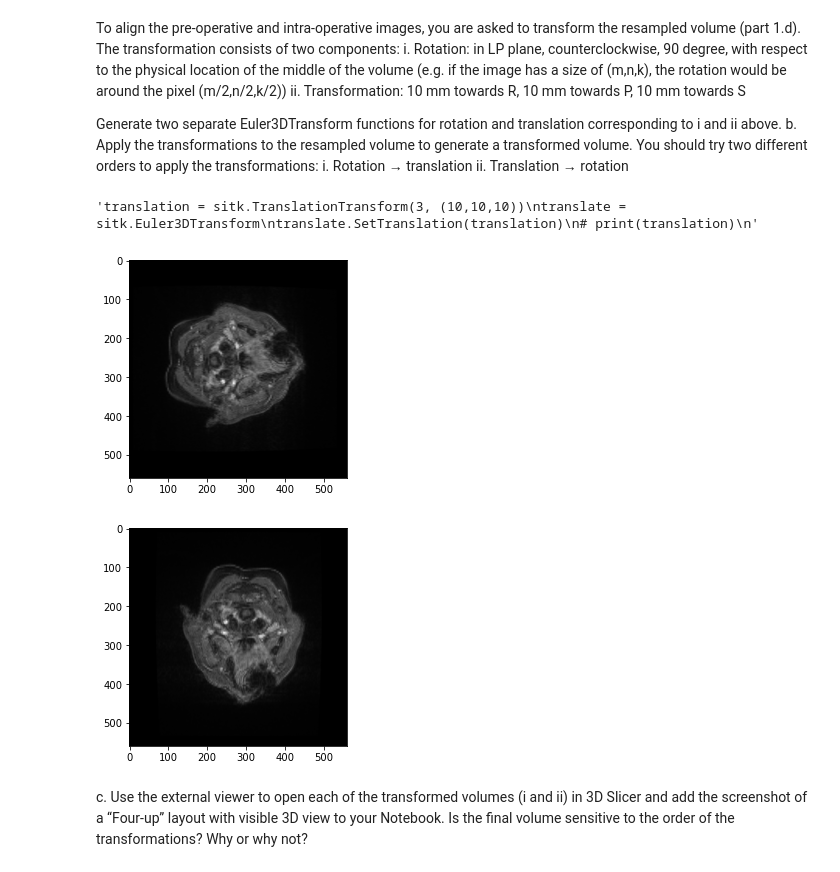
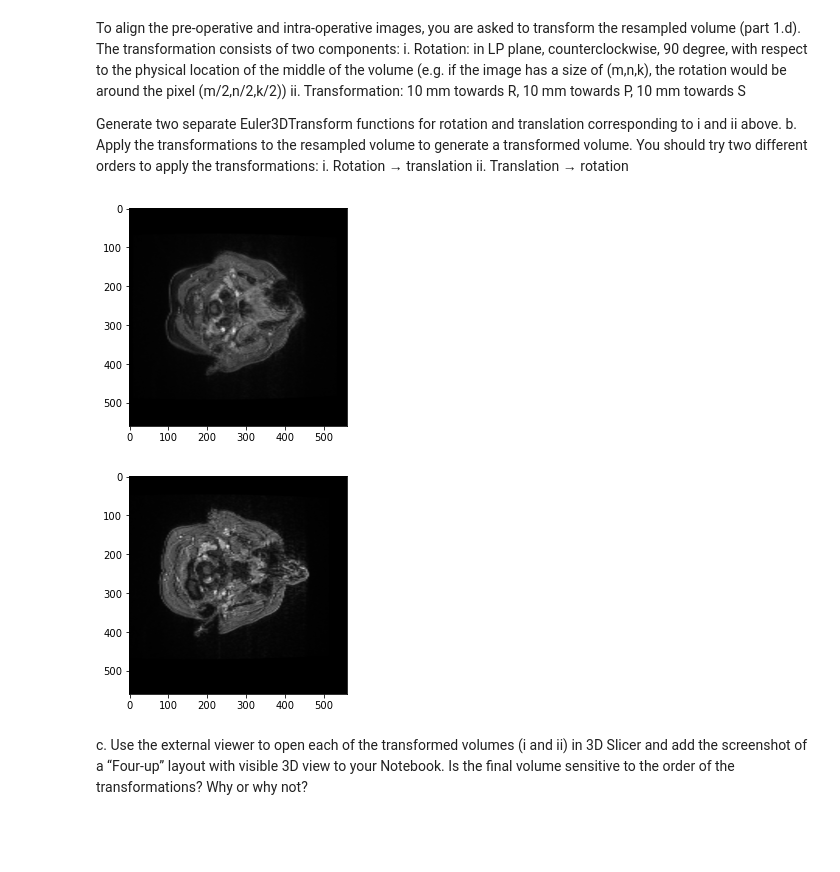
Before and after one commit to ThishanyaG/bmif4_assignment2, a Jupyter notebook: Assign_2_code.ipynb, the cells around one changed output. Saved outputs shown, nothing was run; the diff lists cells and outputs as text; code cells hidden in the pictures; blank space fills up the shorter version.

Commit message:
Added 1d translation (not done)

```diff
--- a/Assign_2_code.ipynb
+++ b/Assign_2_code.ipynb
@@ -112,32 +112,32 @@ b. Apply the transformations to the resampled volume to generate a transformed v
 i. Rotation → translation
 ii. Translation → rotation
 # %%
-# rotate_3d.SetCenter(cancer_mam.TransformContinuousIndexToPhysicalPoint((1313,1977,0)))
-
 rotate = sitk.Euler3DTransform()
 rotate.SetCenter(resampled_mri.TransformContinuousIndexToPhysicalPoint((resampled_mri.GetWidth()/2, resampled_mri.GetHeight()/2, resampled_mri.GetDepth()/2)))
 rotate.SetRotation(0,0,-np.pi/2)
 
-'''translation = sitk.TranslationTransform(3, (10,10,10))
-translate = sitk.Euler3DTransform
-translate.SetTranslation(translation)
+translation = sitk.TranslationTransform(3, [10,10,10])
+translate = sitk.Euler3DTransform()
+translate.SetTranslation(translation.GetOffset())
 # print(translation)
-'''
-# %% [output]
-'translation = sitk.TranslationTransform(3, (10,10,10))\ntranslate = sitk.Euler3DTransform\ntranslate.SetTranslation(translation)\n# print(translation)\n'
 # %%
 interpol = sitk.sitkLinear
 Rot_trans_mri = sitk.Resample(resampled_mri, rotate, interpol)
+Trans_mri = sitk.Resample(resampled_mri, translate, interpol)
 
 plt.imshow(mri_array_resamp[slice_num,:,:], cmap='gray')
 plt.show()
 
 mri_array_resamp_rot = sitk.GetArrayFromImage(Rot_trans_mri)
+mri_array_resamp_tran = sitk.GetArrayFromImage(Trans_mri)
 
-plt.imshow(mri_array_resamp_rot[slice_num,:,:], cmap='gray')
+#plt.imshow(mri_array_resamp_rot[slice_num,:,:], cmap='gray')
+#plt.show()
+
+plt.imshow(mri_array_resamp_tran[slice_num,:,:], cmap='gray')
 plt.show()
 # %% [output]
 [figure]
-[figure, old version]
+[figure, new version]
 # %% [markdown]
 c. Use the external viewer to open each of the transformed volumes (i and ii) in 3D Slicer and add the screenshot of a “Four-up” layout with visible 3D view to your Notebook. Is the final volume sensitive to the order of the transformations? Why or why not?
```
